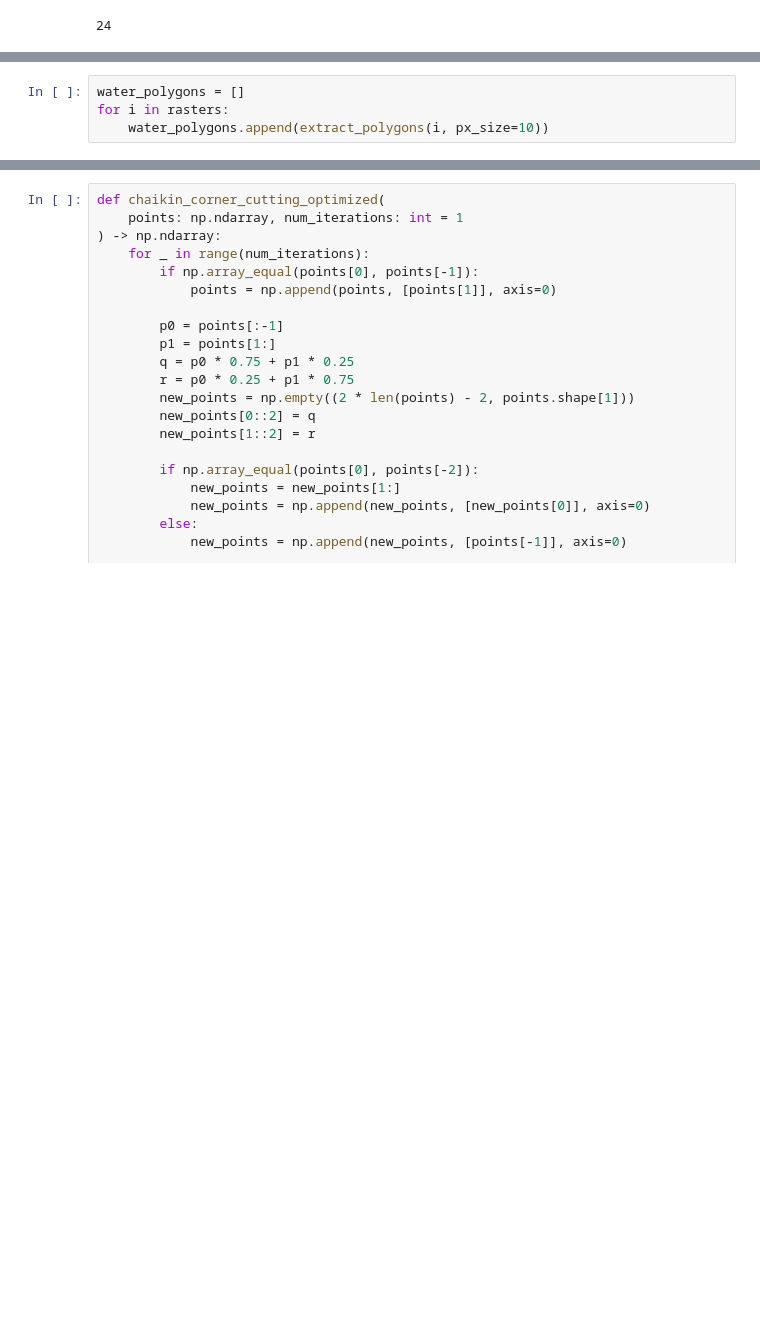
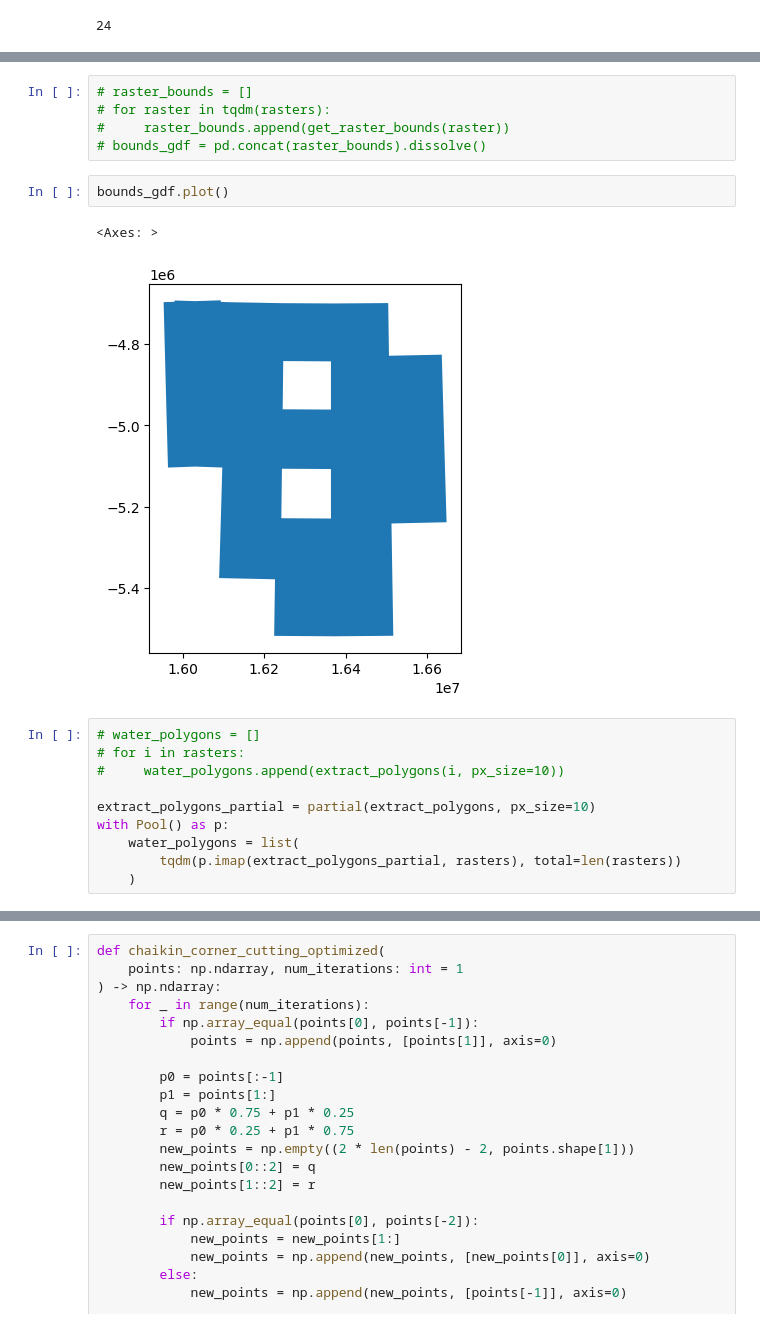
Before and after one commit to wrignj08/S2Coastline, a Jupyter notebook: extract vectors.ipynb, the cells around one changed output, grey strips where cells are left out. Cells and saved outputs as stored; diff of their text form; blank space fills up the shorter version.

```diff
--- a/extract vectors.ipynb
+++ b/extract vectors.ipynb
@@ -58,5 +75,21 @@ def extract_polygons(chunk, px_size):
+# %%
+# raster_bounds = []
+# for raster in tqdm(rasters):
+#     raster_bounds.append(get_raster_bounds(raster))
+# bounds_gdf = pd.concat(raster_bounds).dissolve()
+# %%
+bounds_gdf.plot()
+# %% [output]
+<Axes: >
+[figure, added]
 # %%
-water_polygons = []
-for i in rasters:
-    water_polygons.append(extract_polygons(i, px_size=10))
+# water_polygons = []
+# for i in rasters:
+#     water_polygons.append(extract_polygons(i, px_size=10))
+
+extract_polygons_partial = partial(extract_polygons, px_size=10)
+with Pool() as p:
+    water_polygons = list(
+        tqdm(p.imap(extract_polygons_partial, rasters), total=len(rasters))
+    )
 # %%
```
Also changed, not shown: parts of 15 cells of this notebook, 2 other files.
